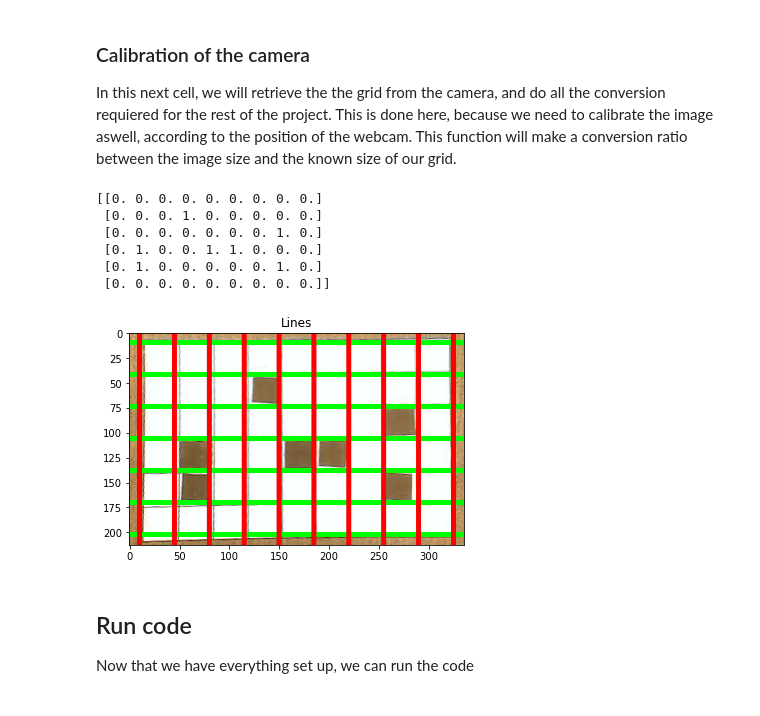
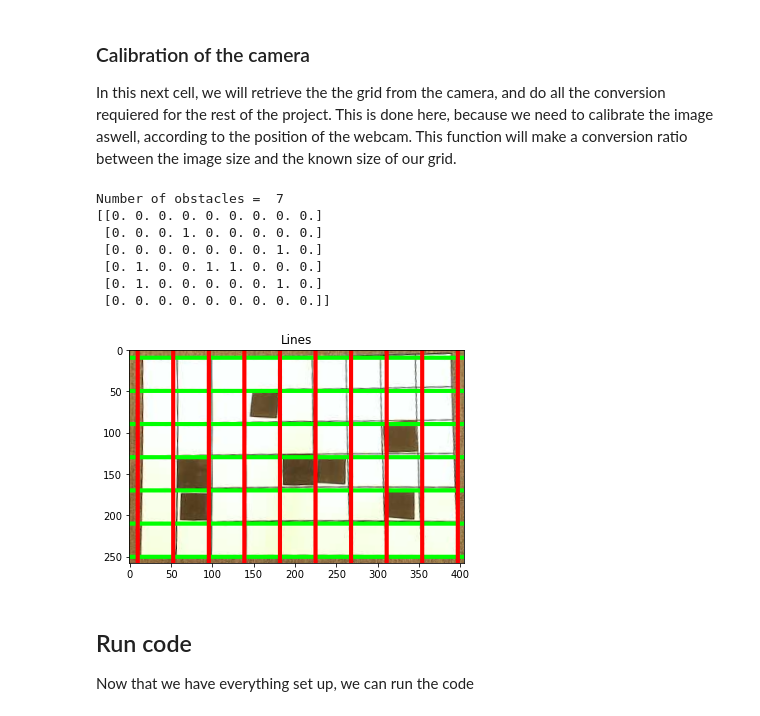
Before and after one commit to Neiizo/Projet-mobile-robotics, a Jupyter notebook: projet.ipynb, the cells around one changed output. Drawn from its saved outputs; the diff is of its cells as text; code cells hidden in the pictures.

```diff
--- a/projet.ipynb
+++ b/projet.ipynb
@@ -53,6 +53,6 @@ In this first step, we will use the following image to calibrate the speed, its
 
 In this next function, we will ask the thymio to move forward, at a known speed. As soon as its ground sensor detect it is on the black line, it will start a timer. When it exit the line, the timer will stop, the thymio will stop aswell, and all the desired values will be computed. In this function, the line length is know and we need to be careful to properly align the thymio as to make it follow the line. We can also adjust the speed to make it go as straight as possible, and adjust the transition threshold if the ligth's intensity in the current room requires it.
 # %%
-cal_data = data(Ts, SPEED_X, SPEED_Y, GND_THRESHOLD, client, node, 0.2914545588173334, 3.2338265548696437)
+cal_data = data(Ts, SPEED_X, SPEED_Y, GND_THRESHOLD, client, node, 0.32158434364247995, 1.8947707080167286)
 cal_data.calibration_mm()
 # %% [output]
@@ -70,21 +70,26 @@ cal_data.calibration_mm()
 In this next cell, we will retrieve the the grid from the camera, and do all the conversion requiered for the rest of the project. This is done here, because we need to calibrate the image aswell, according to the position of the webcam. This function will make a conversion ratio between the image size and the known size of our grid.
 # %%
 # be careful that if you have not called the previous sell, this will automatically set the missing values
-vision, Q_cam, R_cam, Q_gnd, R_gnd = cal_data.cam_calibration(cam_threshold = 175)
+nbAruco = 2
+threshold = 170
+calibrate = False
+vision, Q_cam, R_cam, Q_gnd, R_gnd = cal_data.cam_calibration(calibrate, nbAruco, threshold)
 if(DEBUG == True):
+    print("Number of obstacles = ", np.count_nonzero(vision.grid))
     print(vision.grid)
     lines = vision.show()
     plt.figure
     plt.title('Lines')
     plt.imshow(cv2.cvtColor(lines.astype('uint8'), cv2.COLOR_BGR2RGB))
 # %% [output]
+Number of obstacles =  7
 [[0. 0. 0. 0. 0. 0. 0. 0. 0.]
  [0. 0. 0. 1. 0. 0. 0. 0. 0.]
  [0. 0. 0. 0. 0. 0. 0. 1. 0.]
  [0. 1. 0. 0. 1. 1. 0. 0. 0.]
  [0. 1. 0. 0. 0. 0. 0. 1. 0.]
  [0. 0. 0. 0. 0. 0. 0. 0. 0.]]
-[figure, old version]
+[figure, new version]
 # %% [markdown]
 ## Run code
 
```
Also changed, not shown: parts of 6 cells of this notebook, 7 other files.
